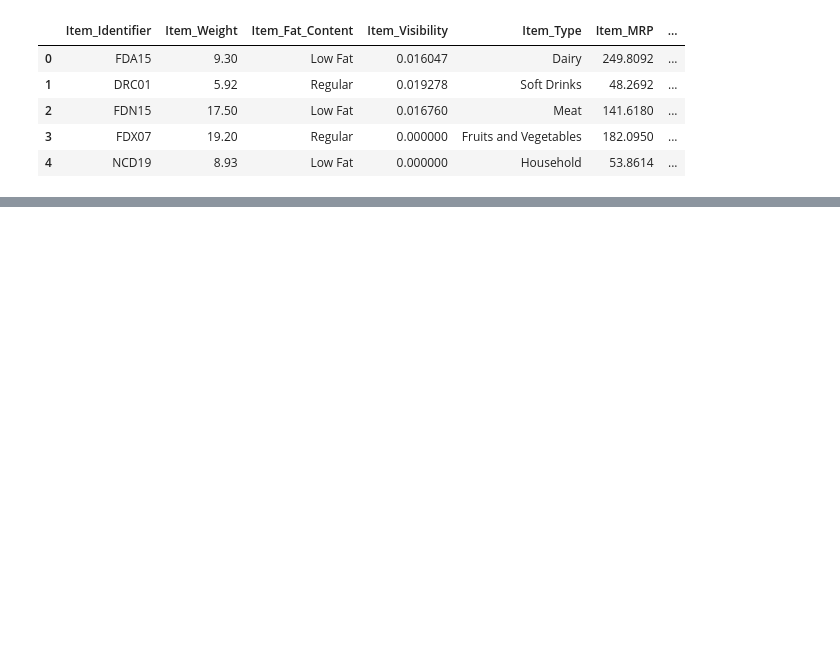
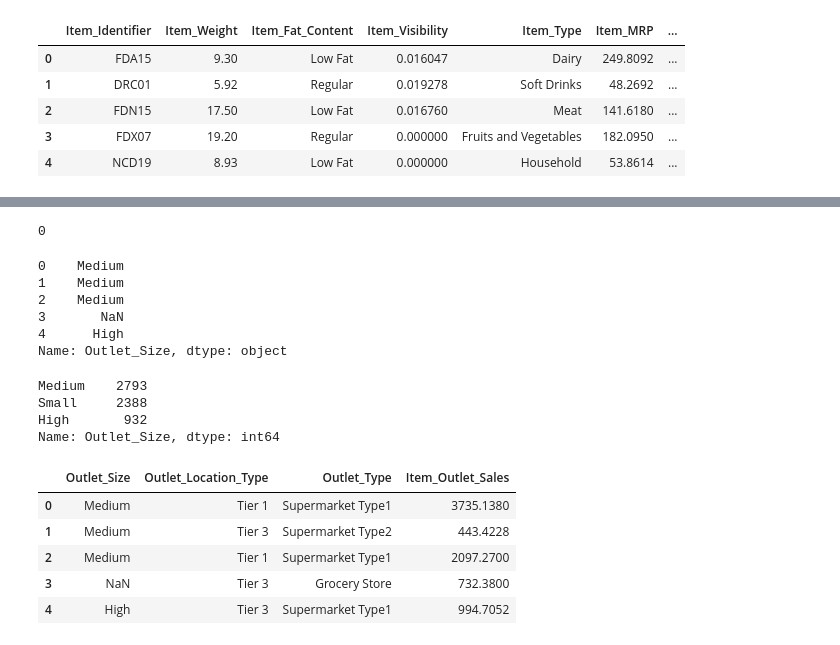
Before and after one commit to jcpalaciosb/Predicion_de_ventas, a Jupyter notebook: Prediccion_ventas.ipynb, the cells around one changed output, grey strips where cells are left out. Cells and saved outputs as stored; diff of their text form; code cells hidden in the pictures; blank space fills up the shorter version.

```diff
--- a/Prediccion_ventas.ipynb
+++ b/Prediccion_ventas.ipynb
@@ -16,0 +122,11 @@ df.head()
+# %%
+# Por los datos mostrados como valores unicos anterior, un valor adecuado en este caso para
+# completar la data faltante es la mediana de la serie, por lo que se completara con la mediana
+# de los valores existentes, ya que esta representa el valor que ocupa el lugar central de
+# todos los datos de una serie y no seria necesario buscar alguna otra relacion con las otras
+# columnas con datos de productos
+mediana = df['Item_Weight'].median()
+df['Item_Weight'].fillna(mediana, inplace=True)
+df['Item_Weight'].isna().sum()          # verificacion
+# %% [output]
+0
@@ -16,0 +136,16 @@ df.head()
+# %%
+df["Outlet_Size"].head()
+# %% [output]
+0    Medium
+1    Medium
+2    Medium
+3       NaN
+4      High
+Name: Outlet_Size, dtype: object
+# %%
+df["Outlet_Size"].value_counts()
+# %% [output]
+Medium    2793
+Small     2388
+High       932
+Name: Outlet_Size, dtype: int64
@@ -16,0 +166,9 @@ df.head()
+# %%
+df[["Outlet_Size","Outlet_Location_Type","Outlet_Type","Item_Outlet_Sales"]].head()
+# %% [output]
+|  | Outlet_Size | Outlet_Location_Type | Outlet_Type | Item_Outlet_Sales |
+| 0 | Medium | Tier 1 | Supermarket Type1 | 3735.1380 |
+| 1 | Medium | Tier 3 | Supermarket Type2 | 443.4228 |
+| 2 | Medium | Tier 1 | Supermarket Type1 | 2097.2700 |
+| 3 | NaN | Tier 3 | Grocery Store | 732.3800 |
+| 4 | High | Tier 3 | Supermarket Type1 | 994.7052 |
```
Also changed, not shown: parts of 37 cells of this notebook.
